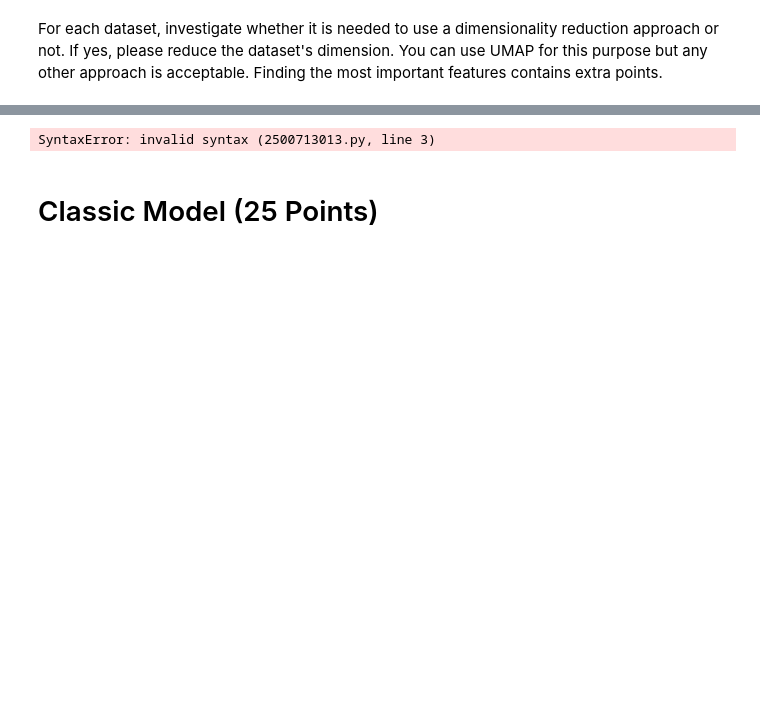
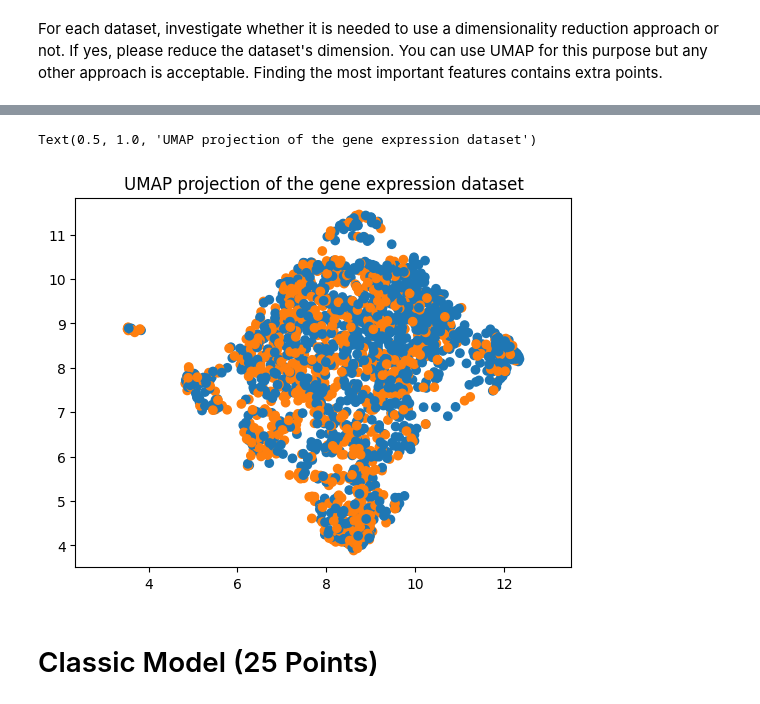
Before and after one commit to soligits/ml-final-project, a Jupyter notebook: ML_Project.ipynb, the cells around one changed output, grey strips where cells are left out. Cells and saved outputs as stored; diff of their text form; code cells hidden in the pictures; blank space fills up the shorter version.

Commit message:
Add visualization for gene expression dataset

```diff
--- a/ML_Project.ipynb
+++ b/ML_Project.ipynb
@@ -283,9 +295,19 @@ For each dataset, investigate whether it is needed to use a dimensionality reduc
 # %%
 # TODO
 reducer = umap.UMAP()
-gene_expr_reduced = StandardScaler().
+gene_expr_reduced = reducer.fit_transform(gene_expr_dataset)
-# %% [output]
-SyntaxError: invalid syntax (2500713013.py, line 3)
+# %%
+plt.scatter(
+        gene_expr_reduced[:, 0],
+        gene_expr_reduced[:, 1],
+        c=[sns.color_palette()[x] for x in clinical_dataset['overall_survival'].values.astype(int) ]
+)
+
+plt.gca().set_aspect('equal', 'datalim')
+plt.title('UMAP projection of the gene expression dataset')
+# %% [output]
+Text(0.5, 1.0, 'UMAP projection of the gene expression dataset')
+[figure, added]
 # %% [markdown]
 # Classic Model (25 Points)
 # %% [markdown]
```
Also changed, not shown: parts of 2 cells of this notebook, 1 other file.
